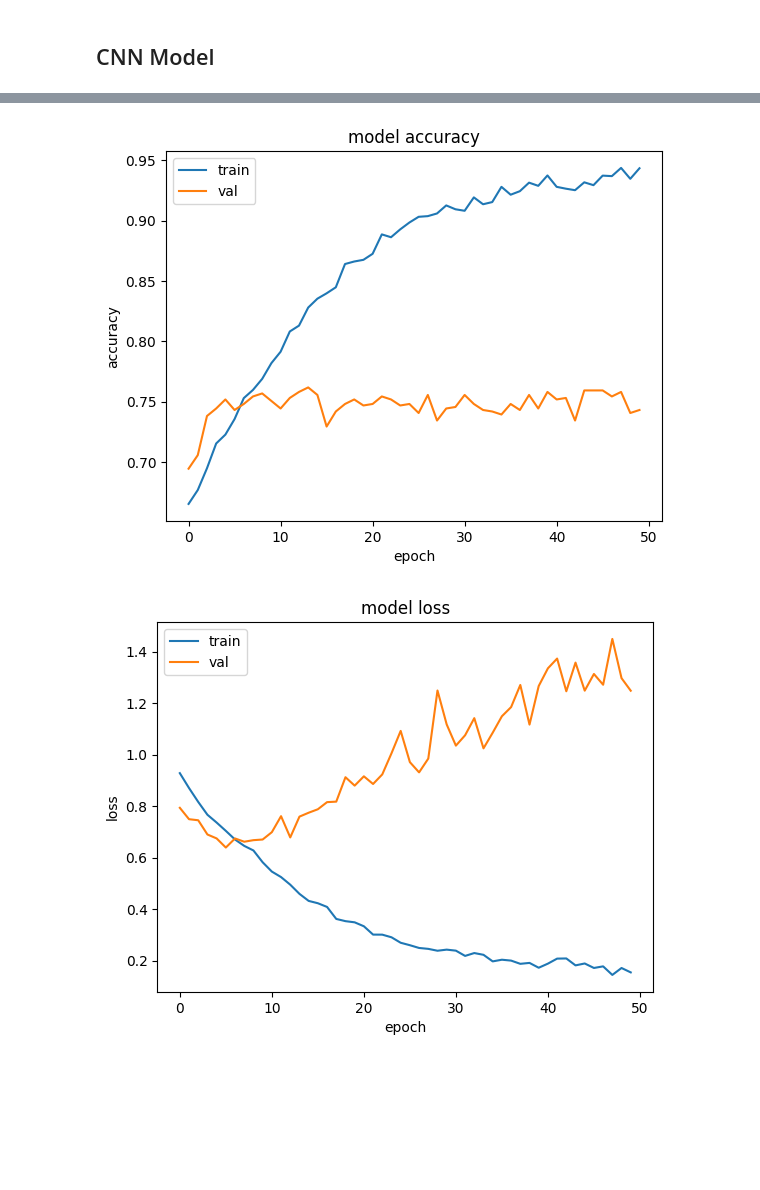
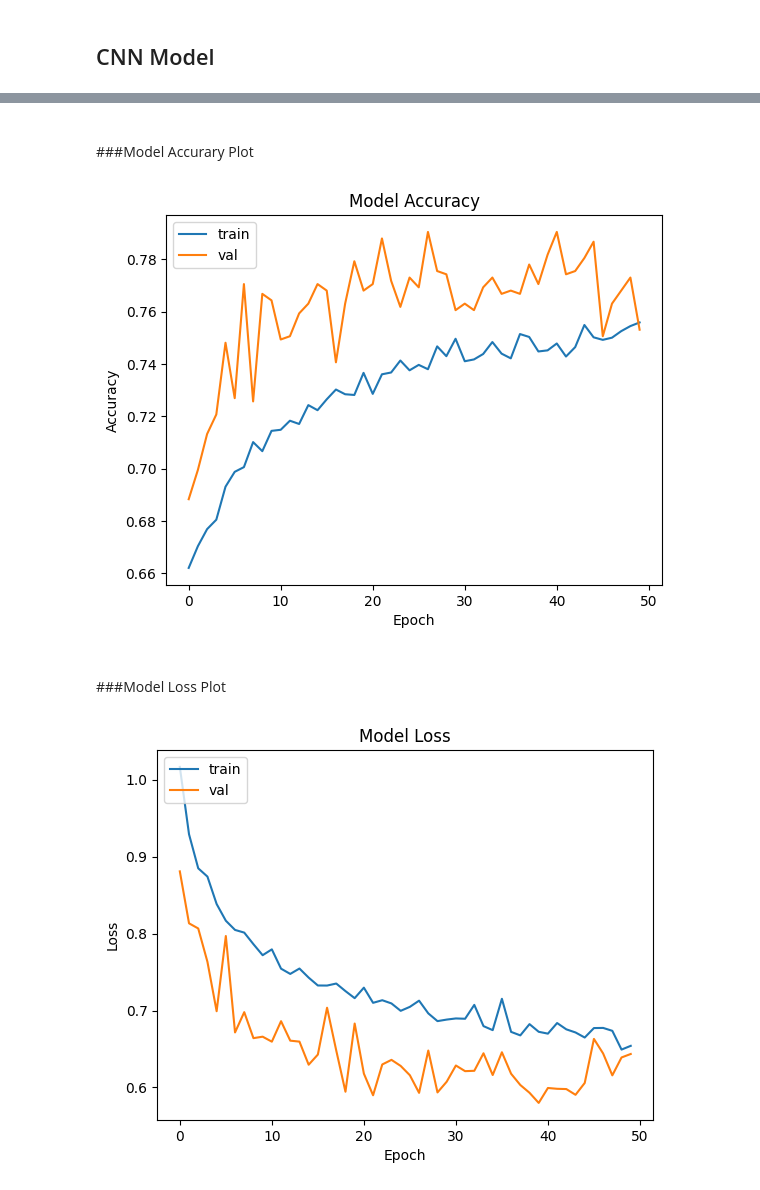
Before and after one commit to parshanpourbakht/SkinScan, a Jupyter notebook: backend/skin_scan.ipynb, the cells around one changed output, grey strips where cells are left out. Drawn from its saved outputs; the diff is of its cells as text; code cells hidden in the pictures; blank space fills up the shorter version.

Commit message:
added updated notebook and model

```diff
--- a/backend/skin_scan.ipynb
+++ b/backend/skin_scan.ipynb
@@ -101,7 +94,7 @@ lesion_dict = {
     'mel': 'Melanoma',
     'bkl': 'Benign keratosis-like lesions ',
     'bcc': 'Basal cell carcinoma',
-    'akiec': 'Actinic keratoses',
+    'akiec': 'Actinic keratoseas',
     'vasc': 'Vascular lesions',
     'df': 'Dermatofibroma'
 }
@@ -466,0 +465,16 @@ Epoch 50/50
+# %%
+datagen = ImageDataGenerator(
+        featurewise_center=False,             # Don't normalize based on the dataset mean (no feature-wise centering)
+        samplewise_center=False,              # Don't normalize each image individually (no sample-wise centering)
+        featurewise_std_normalization=False,  # No standard deviation normalization for the dataset (no feature-wise std normalization)
+        samplewise_std_normalization=False,   # No standard deviation normalization per image (no sample-wise std normalization)
+        zca_whitening=False,                  # No ZCA whitening applied (no decorrelation of pixel values)
+        rotation_range=10,                    # Rotate images randomly by up to 10 degrees (data augmentation)
+        zoom_range=0.1,                       # Apply random zooming up to 10% (data augmentation)
+        width_shift_range=0.1,                # Shift images horizontally by up to 10% (data augmentation)
+        height_shift_range=0.1,               # Shift images vertically by up to 10% (data augmentation)
+        horizontal_flip=False,                # No horizontal flipping (no left-right mirroring)
+        vertical_flip=False)                  # No vertical flipping (no upside-down mirroring)
+
+# Computes any necessary statistics from training data
+datagen.fit(X_train)
@@ -466,0 +485,13 @@ Epoch 50/50
+# %%
+epochs = 50     # Number of times the model will go through the entire dataset
+batch_size = 10  # Number of samples per training step
+
+# Fit the model with the augmented data and training settings
+history = model.fit(
+    datagen.flow(X_train, y_train, batch_size=batch_size),  # Flow method generates batches of augmented images
+    epochs=epochs,                                          # Train for the specified number of epochs
+    validation_data=(X_validate, y_validate),               # Use validation data for evaluating the model after each epoch
+    verbose=1,                                              # Print progress during training (1 means show a progress bar)
+    steps_per_epoch=X_train.shape[0] // batch_size,         # Number of steps per epoch (total samples divided by batch size)
+    callbacks=[learning_rate_reduction]                     # Apply the learning rate reduction callback to save the best model
+)
@@ -467,34 +519,32 @@ Epoch 50/50
+# %% [markdown]
+<br>
+
+###Model Accurary Plot
 # %%
 plt.plot(history.history['accuracy'])
-
 plt.plot(history.history['val_accuracy'])
 
-plt.title('model accuracy')
-
-plt.ylabel('accuracy')
-
-plt.xlabel('epoch')
-
+plt.title('Model Accuracy')
+plt.ylabel('Accuracy')
+plt.xlabel('Epoch')
 plt.legend(['train', 'val'], loc='upper left')
 
 plt.show()
 # %% [output]
-[figure, old version]
+[figure, new version]
+# %% [markdown]
+<br>
+
+###Model Loss Plot
 # %%
-#plot of loss vs epoch
-
 plt.plot(history.history['loss'])
-
 plt.plot(history.history['val_loss'])
 
-plt.title('model loss')
-
-plt.ylabel('loss')
-
-plt.xlabel('epoch')
-
+plt.title('Model Loss')
+plt.ylabel('Loss')
+plt.xlabel('Epoch')
 plt.legend(['train', 'val'], loc='upper left')
 
 plt.show()
 # %% [output]
-[figure, old version]
+[figure, new version]
```
Also changed, not shown: parts of 20 cells of this notebook, 7 other files.
